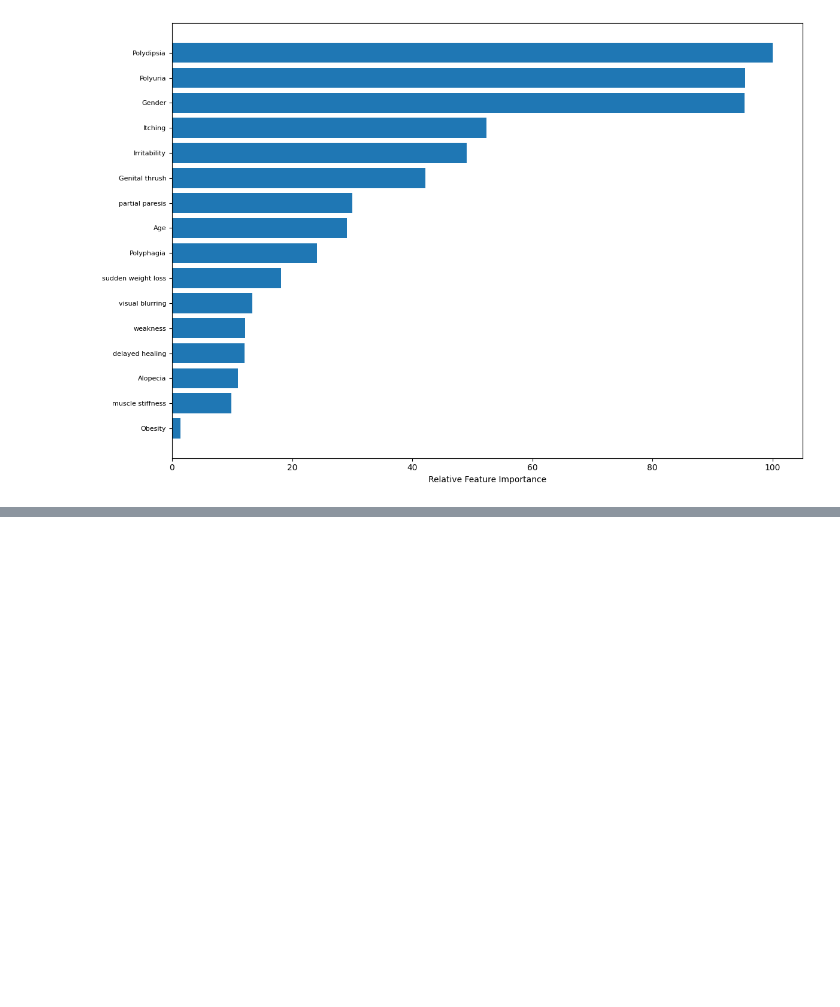
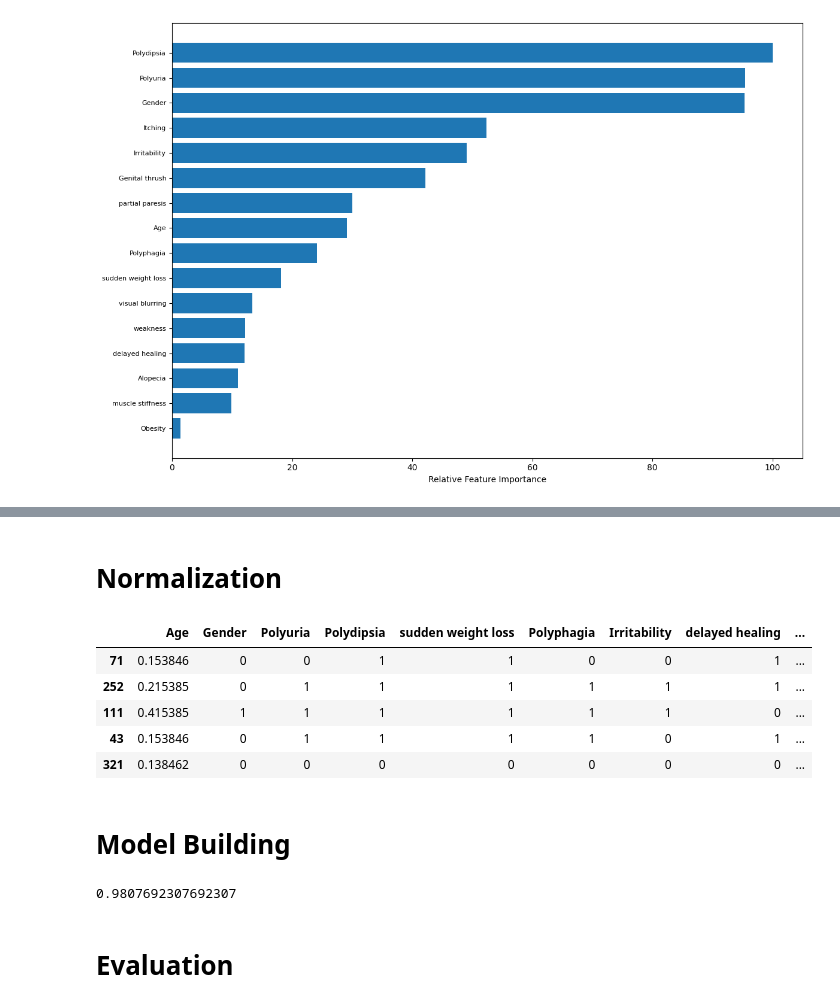
Before and after one commit to santoshw03/ML_and_Healthcare, a Jupyter notebook: modelToPredictDiabetes.ipynb, the cells around one changed output, grey strips where cells are left out. Drawn from its saved outputs; the diff is of its cells as text; code cells hidden in the pictures; blank space fills up the shorter version.

```diff
--- a/modelToPredictDiabetes.ipynb
+++ b/modelToPredictDiabetes.ipynb
@@ -457,0 +508,29 @@ feat_importances.sort_values().plot(kind="barh",figsize=(14, 8))
+# %%
+x_train, x_test, y_train, y_test = train_test_split(x, y, test_size = 0.2,stratify=y, random_state = 7)
+# %% [markdown]
+# Normalization
+# %%
+# instantiating minmax scaling object
+minmax = MinMaxScaler()
+#apply minmax scaling on Age feature
+x_train[['Age']] = minmax.fit_transform(x_train[['Age']])
+x_test[['Age']] = minmax.transform(x_test[['Age']])
+
+x_train.head()
+# %% [output]
+|  | Age | Gender | Polyuria | Polydipsia | sudden weight loss | Polyphagia | Irritability | delayed healing | ... |
+| 71 | 0.153846 | 0 | 0 | 1 | 1 | 0 | 0 | 1 | ... |
+| 252 | 0.215385 | 0 | 1 | 1 | 1 | 1 | 1 | 1 | ... |
+| 111 | 0.415385 | 1 | 1 | 1 | 1 | 1 | 1 | 0 | ... |
+| 43 | 0.153846 | 0 | 1 | 1 | 1 | 1 | 0 | 1 | ... |
+| 321 | 0.138462 | 0 | 0 | 0 | 0 | 0 | 0 | 0 | ... |
+# %% [markdown]
+# Model Building
+# %%
+rf = RandomForestClassifier(criterion='gini',n_estimators=100)
+model = rf.fit(x_train,y_train)
+rf.score(x_test,y_test)
+# %% [output]
+0.9807692307692307
+# %% [markdown]
+# Evaluation
```
Also changed, not shown: parts of 33 cells of this notebook.
